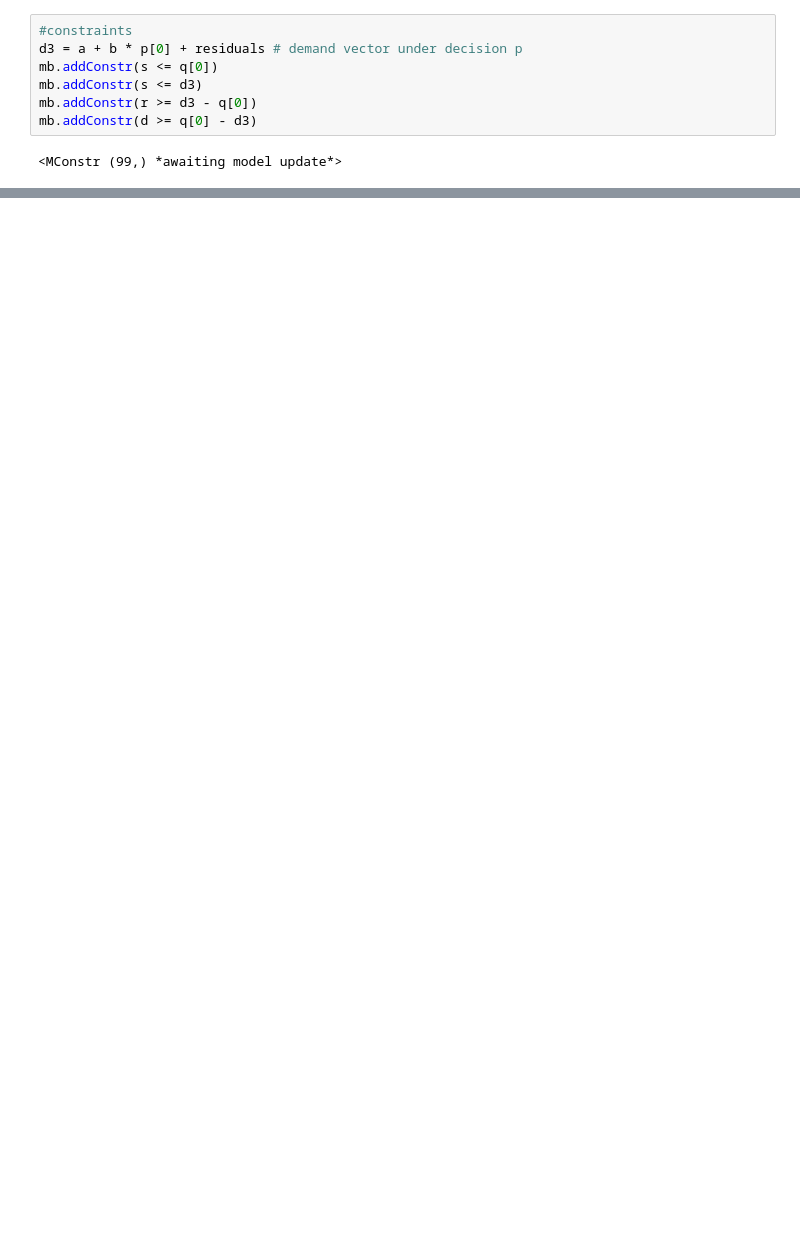
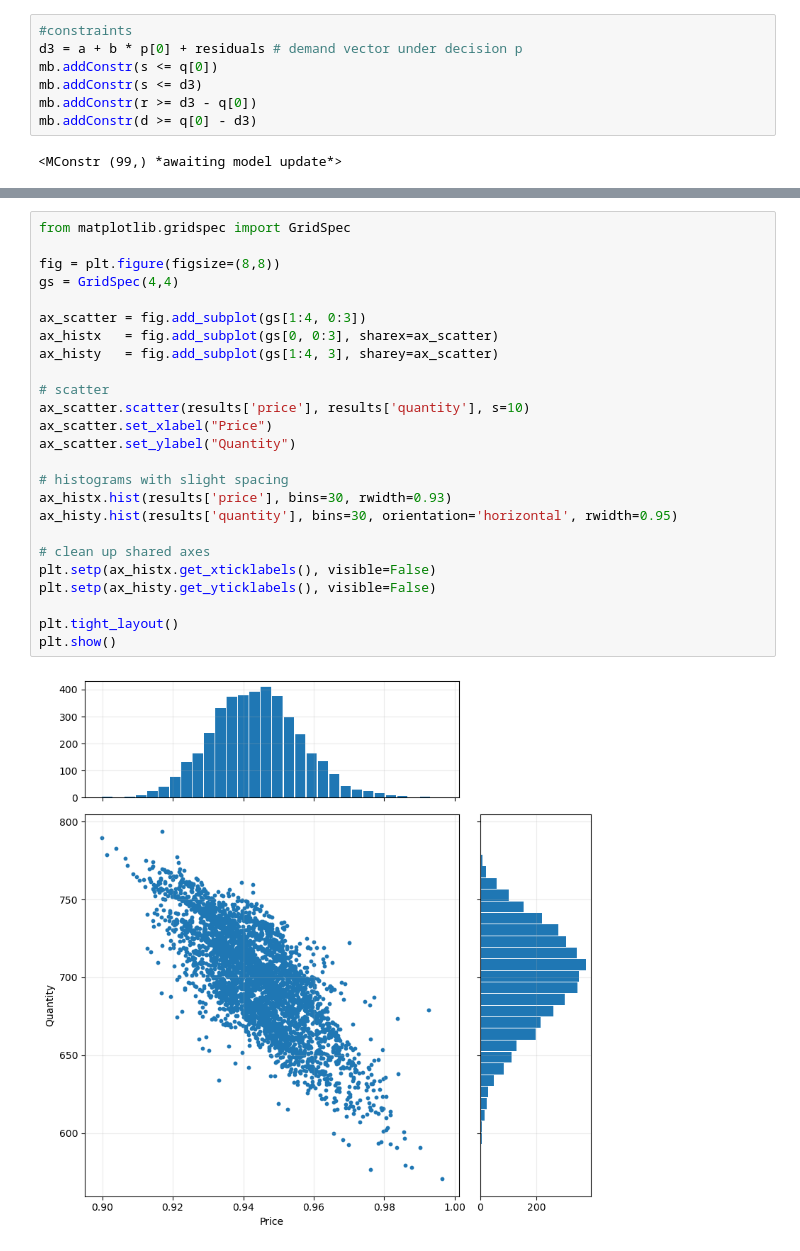
Before and after one commit to ethandavenport/Optimization-I-Project-3, a Jupyter notebook: Project_3.ipynb, the cells around one changed output, grey strips where cells are left out. Drawn from its saved outputs; the diff is of its cells as text; blank space fills up the shorter version.

```diff
--- a/Project_3.ipynb
+++ b/Project_3.ipynb
@@ -110,0 +197,27 @@ print(f"Expected profit: {profit_joint:.6f}")
+# %%
+from matplotlib.gridspec import GridSpec
+
+fig = plt.figure(figsize=(8,8))
+gs = GridSpec(4,4)
+
+ax_scatter = fig.add_subplot(gs[1:4, 0:3])
+ax_histx   = fig.add_subplot(gs[0, 0:3], sharex=ax_scatter)
+ax_histy   = fig.add_subplot(gs[1:4, 3], sharey=ax_scatter)
+
+# scatter
+ax_scatter.scatter(results['price'], results['quantity'], s=10)
+ax_scatter.set_xlabel("Price")
+ax_scatter.set_ylabel("Quantity")
+
+# histograms with slight spacing
+ax_histx.hist(results['price'], bins=30, rwidth=0.93)
+ax_histy.hist(results['quantity'], bins=30, orientation='horizontal', rwidth=0.95)
+
+# clean up shared axes
+plt.setp(ax_histx.get_xticklabels(), visible=False)
+plt.setp(ax_histy.get_yticklabels(), visible=False)
+
+plt.tight_layout()
+plt.show()
+# %% [output]
+[figure, added]
```
Also changed, not shown: parts of 14 cells of this notebook.
